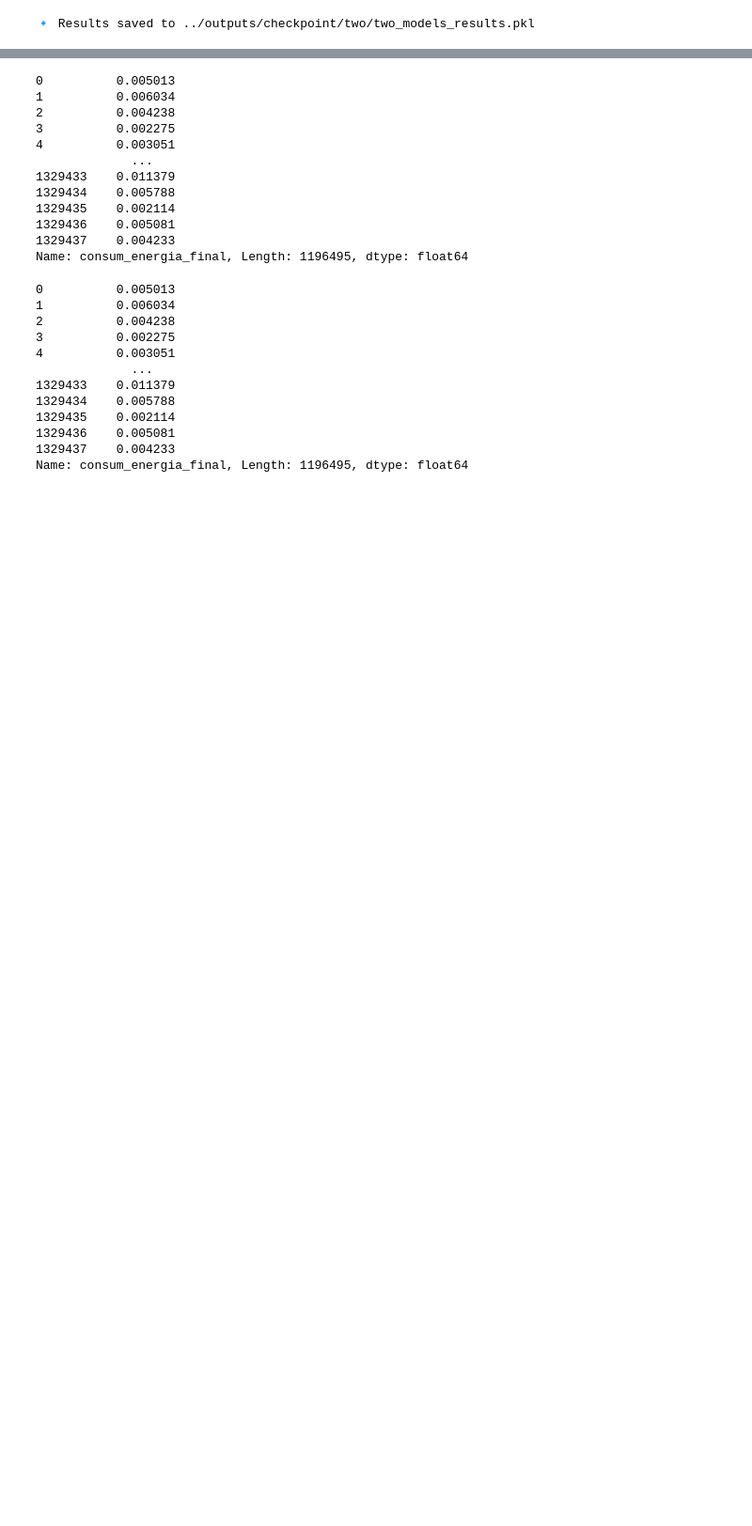
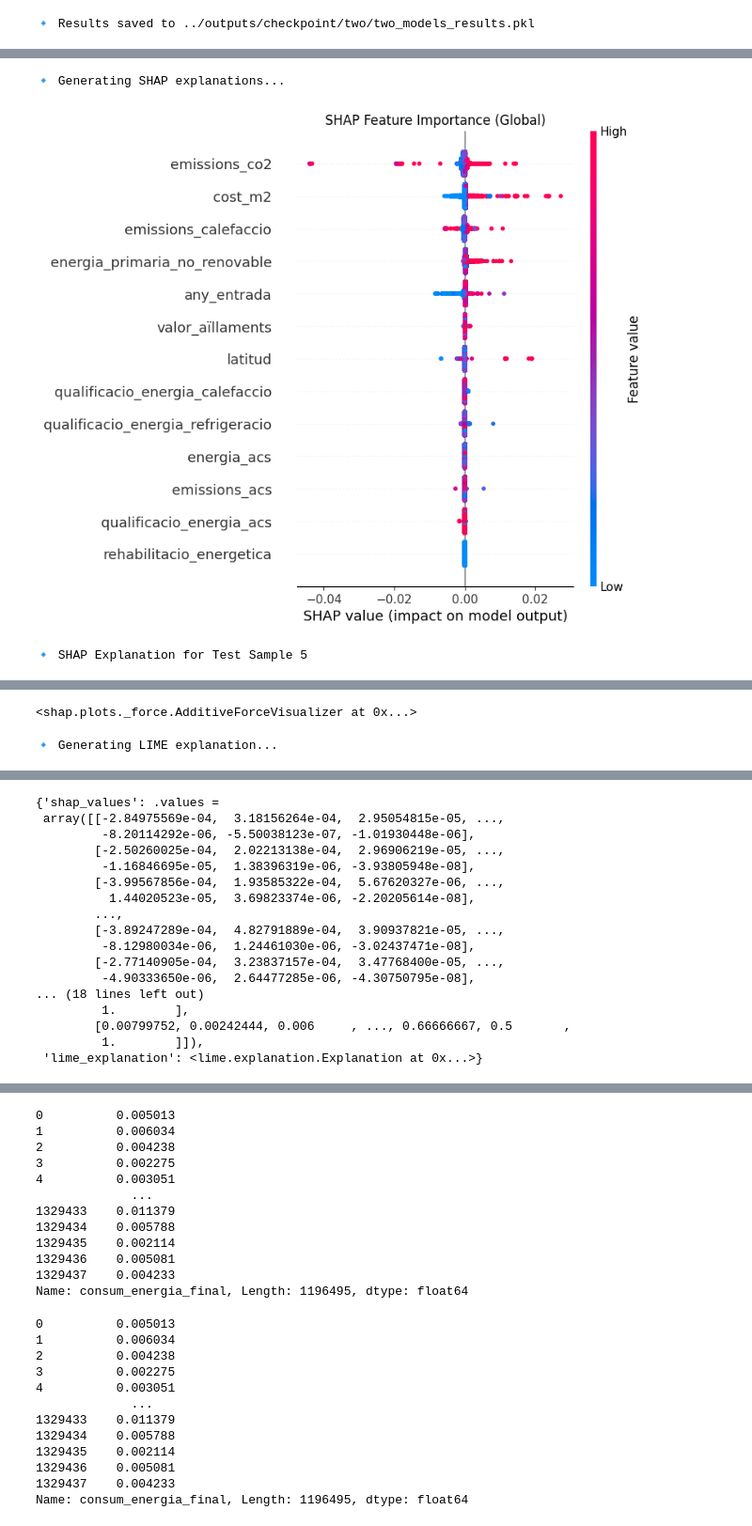
Before and after one commit to okpoEkpenyong/CataloniaNetZeroPredictiveModel, a Jupyter notebook: notebooks/03_model_tune_interpret.ipynb, the cells around one changed output, grey strips where cells are left out. Shown at 94% size. Cells and saved outputs as stored; diff of their text form; code cells hidden in the pictures; blank space fills up the shorter version.

```diff
--- a/notebooks/03_model_tune_interpret.ipynb
+++ b/notebooks/03_model_tune_interpret.ipynb
@@ -1025,0 +742,13 @@ print(f"🔹 Results saved to {results_save_path}")
+# %%
+two_model_xgboost_explanations = explain_model_with_shap_lime(
+    model= two_models_results['trained_models']['XGBoost'],
+    X_train = two_models_results['X_train'],
+    X_test =  two_models_results['X_test'],
+    sample_idx=5
+    )
+
+two_model_xgboost_explanations
+# %% [output]
+🔹 Generating SHAP explanations...
+[figure, added]
+🔹 SHAP Explanation for Test Sample 5
@@ -1025,0 +756,2 @@ print(f"🔹 Results saved to {results_save_path}")
+<shap.plots._force.AdditiveForceVisualizer at 0x...>
+🔹 Generating LIME explanation...
@@ -1025,0 +759,17 @@ print(f"🔹 Results saved to {results_save_path}")
+{'shap_values': .values =
+ array([[-2.84975569e-04,  3.18156264e-04,  2.95054815e-05, ...,
+         -8.20114292e-06, -5.50038123e-07, -1.01930448e-06],
+        [-2.50260025e-04,  2.02213138e-04,  2.96906219e-05, ...,
+         -1.16846695e-05,  1.38396319e-06, -3.93805948e-08],
+        [-3.99567856e-04,  1.93585322e-04,  5.67620327e-06, ...,
+          1.44020523e-05,  3.69823374e-06, -2.20205614e-08],
+        ...,
+        [-3.89247289e-04,  4.82791889e-04,  3.90937821e-05, ...,
+         -8.12980034e-06,  1.24461030e-06, -3.02437471e-08],
+        [-2.77140905e-04,  3.23837157e-04,  3.47768400e-05, ...,
+         -4.90333650e-06,  2.64477285e-06, -4.30750795e-08],
+... (18 lines left out)
+         1.        ],
+        [0.00799752, 0.00242444, 0.006     , ..., 0.66666667, 0.5       ,
+         1.        ]]),
+ 'lime_explanation': <lime.explanation.Explanation at 0x...>}
```
Also changed, not shown: parts of 107 cells of this notebook, 1 other file.
